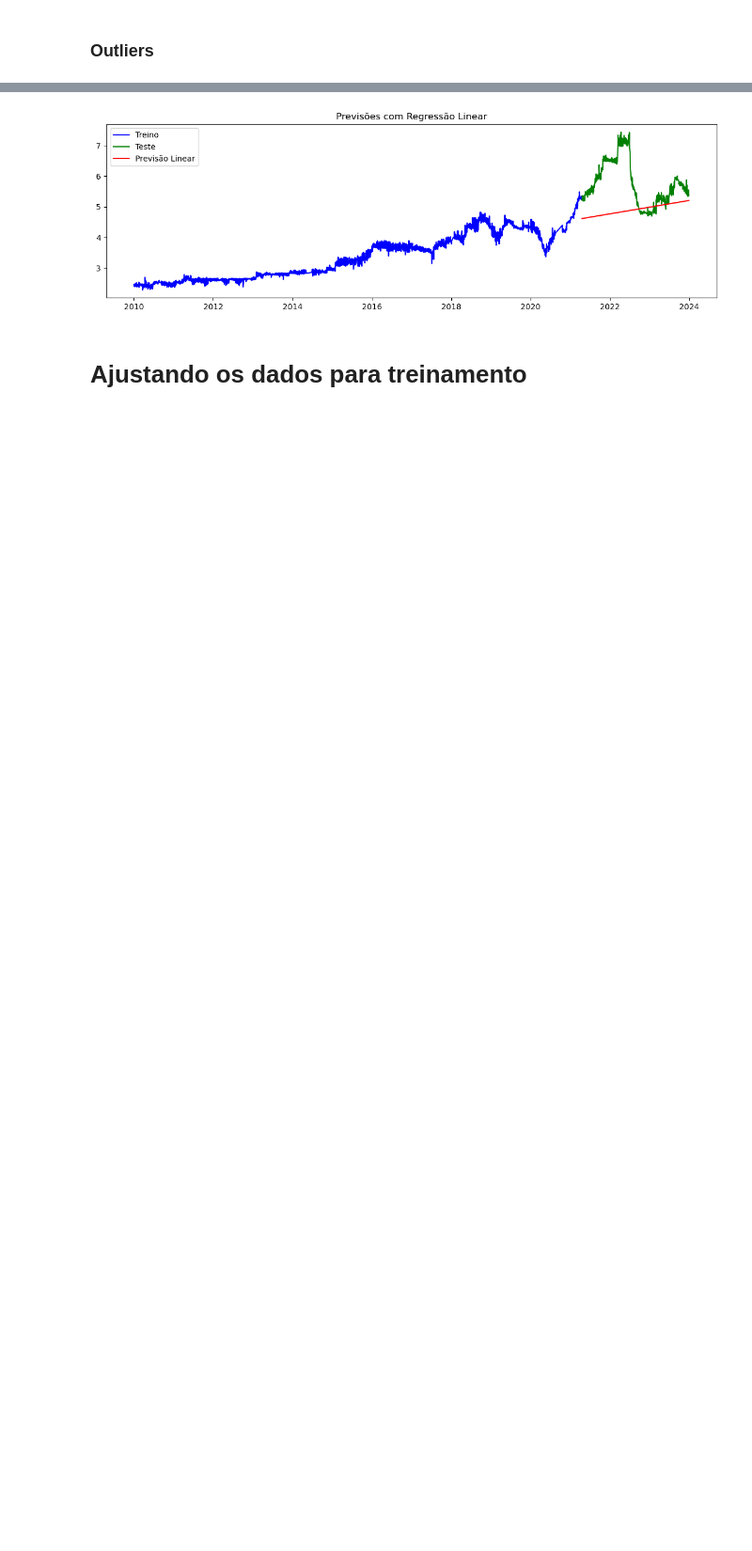
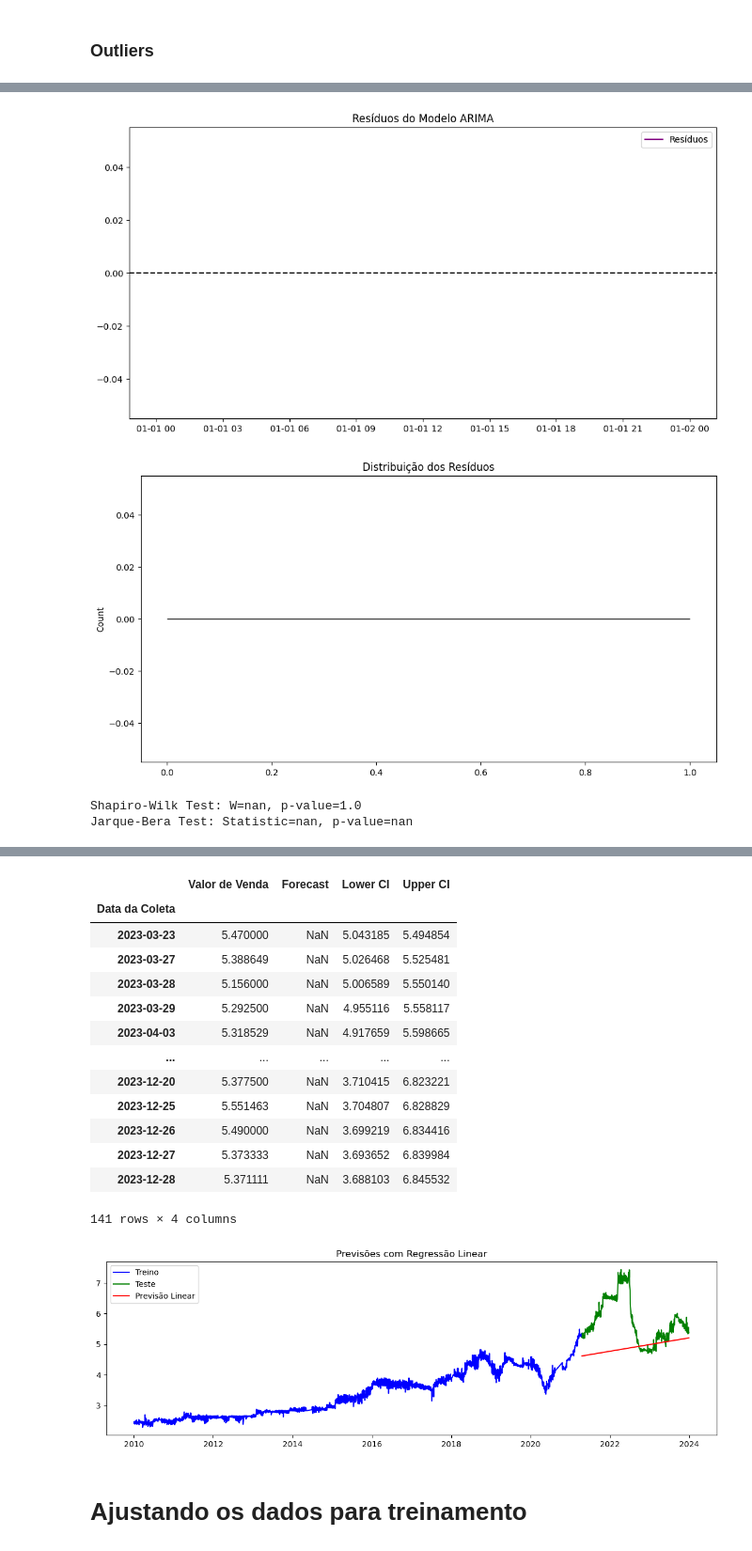
Before and after one commit to ivoaraujo17/series_temporais, a Jupyter notebook: Untitled.ipynb, the cells around one changed output, grey strips where cells are left out. Shown: that part at 94% size. Drawn from its saved outputs; the diff is of its cells as text; code cells hidden in the pictures; blank space fills up the shorter version.

Commit message:
feat: adicionando calculo de residuo + testes com residuo

```diff
--- a/Untitled.ipynb
+++ b/Untitled.ipynb
@@ -200,0 +199,39 @@ plt.show()
+# %%
+from statsmodels.graphics.tsaplots import plot_acf
+from scipy.stats import shapiro, jarque_bera
+import seaborn as sns
+
+# Calcular os resíduos
+residuals = results_df['Valor de Venda'] - results_df['Forecast']
+
+# Plotar os resíduos
+plt.figure(figsize=(12, 6))
+plt.plot(residuals, label='Resíduos', color='purple')
+plt.axhline(0, linestyle='--', color='black')
+plt.legend()
+plt.title('Resíduos do Modelo ARIMA')
+plt.show()
+
+# Visualizar a distribuição dos resíduos
+plt.figure(figsize=(12, 6))
+sns.histplot(residuals, kde=True, color='purple')
+plt.title('Distribuição dos Resíduos')
+plt.show()
+
+# Teste de normalidade (Shapiro-Wilk)
+shapiro_test = shapiro(residuals)
+print(f"Shapiro-Wilk Test: W={shapiro_test.statistic}, p-value={shapiro_test.pvalue}")
+
+# Teste de normalidade (Jarque-Bera)
+jarque_bera_test = jarque_bera(residuals)
+print(f"Jarque-Bera Test: Statistic={jarque_bera_test.statistic}, p-value={jarque_bera_test.pvalue}")
+
+# Plotar ACF dos resíduos
+plot_acf(residuals, lags=30)
+plt.title('Autocorrelação dos Resíduos')
+plt.show()
+# %% [output]
+[figure, added]
+[figure, added]
+Shapiro-Wilk Test: W=nan, p-value=1.0
+Jarque-Bera Test: Statistic=nan, p-value=nan
@@ -201,3 +239,17 @@ plt.show()
+|  | Valor de Venda | Forecast | Lower CI | Upper CI |
+| Data da Coleta |  |  |  |  |
+| 2023-03-23 | 5.470000 | NaN | 5.043185 | 5.494854 |
+| 2023-03-27 | 5.388649 | NaN | 5.026468 | 5.525481 |
+| 2023-03-28 | 5.156000 | NaN | 5.006589 | 5.550140 |
+| 2023-03-29 | 5.292500 | NaN | 4.955116 | 5.558117 |
+| 2023-04-03 | 5.318529 | NaN | 4.917659 | 5.598665 |
+| ... | ... | ... | ... | ... |
+| 2023-12-20 | 5.377500 | NaN | 3.710415 | 6.823221 |
+| 2023-12-25 | 5.551463 | NaN | 3.704807 | 6.828829 |
+| 2023-12-26 | 5.490000 | NaN | 3.699219 | 6.834416 |
+| 2023-12-27 | 5.373333 | NaN | 3.693652 | 6.839984 |
+| 2023-12-28 | 5.371111 | NaN | 3.688103 | 6.845532 |
+141 rows × 4 columns
 # %%
 import statsmodels.api as sm
 
```
Also changed, not shown: parts of 10 cells of this notebook.
